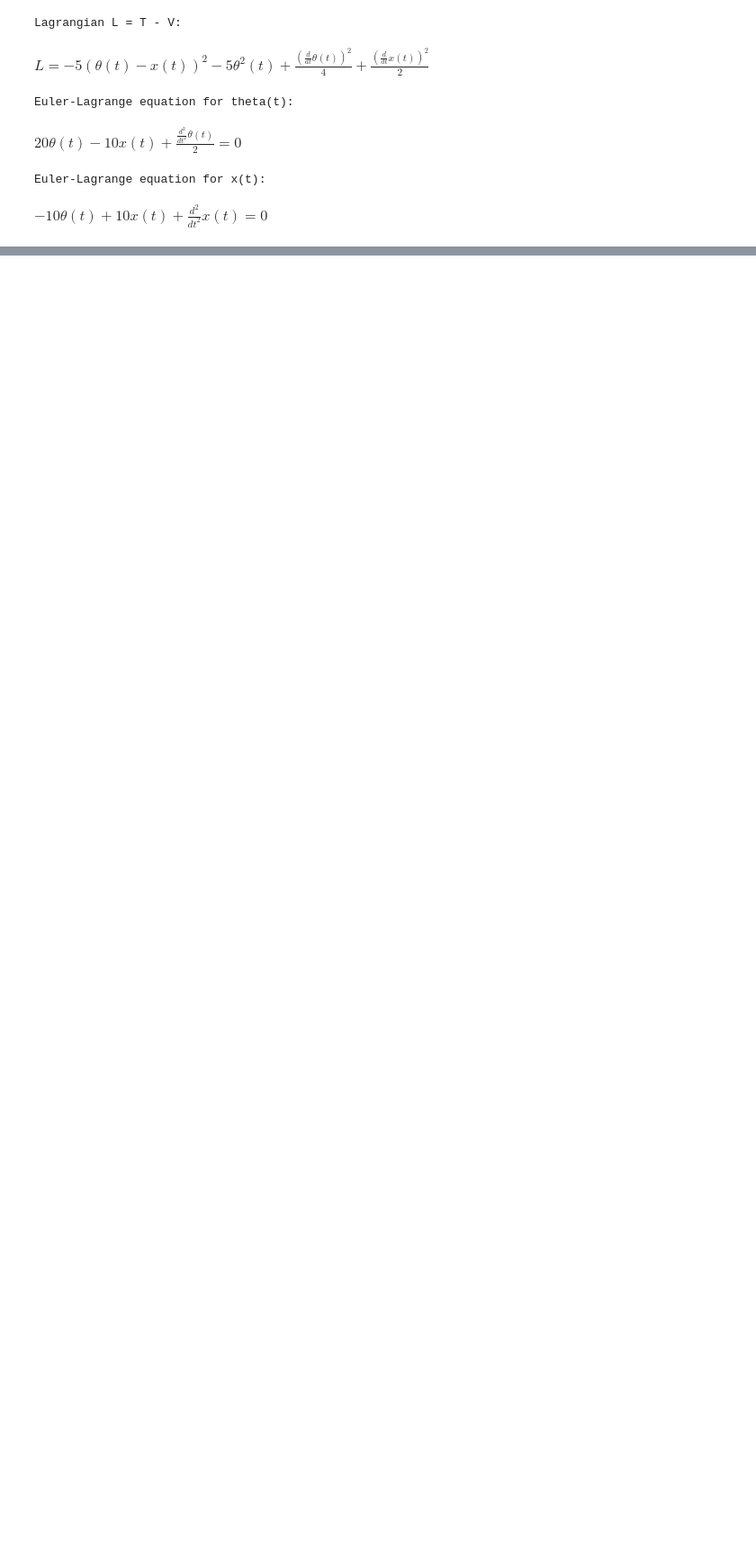
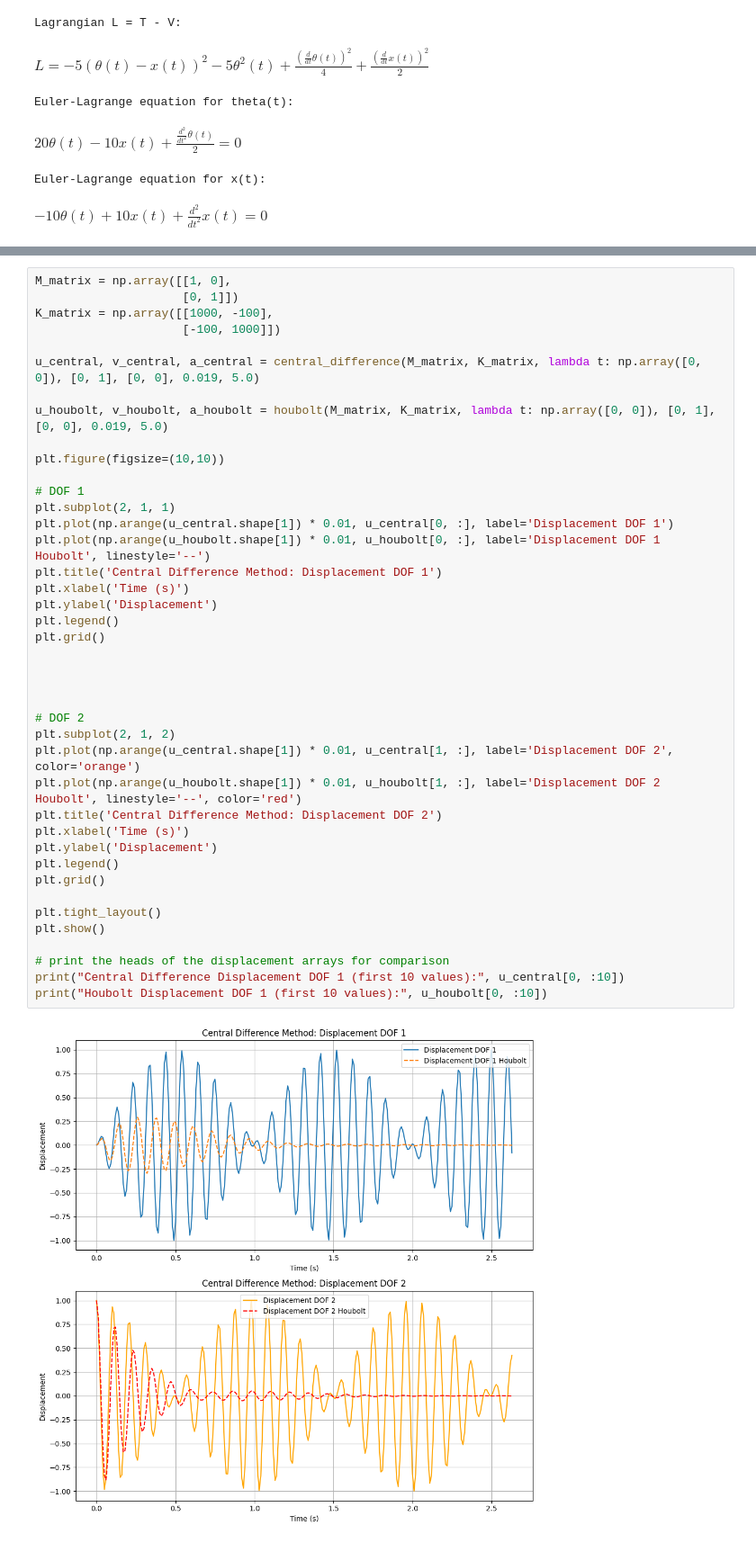
Before and after one commit to AndreCox/ENGR-492, a Jupyter notebook: eomsolver.ipynb, the cells around one changed output, grey strips where cells are left out. Shown at 90% size. Cells and saved outputs as stored; diff of their text form; blank space fills up the shorter version.

Commit message:
houbolt method working

```diff
--- a/eomsolver.ipynb
+++ b/eomsolver.ipynb
@@ -474,3 +516,46 @@ Natural Frequencies ω:
 $\displaystyle \omega_{1} = 2.23606797749979 \left(5 - \sqrt{17}\right)^{0.5}$
 $\displaystyle \omega_{2} = 2.23606797749979 \left(\sqrt{17} + 5\right)^{0.5}$
 $\displaystyle \left( \left[\begin{matrix}\frac{1}{2} & 0\\0 & 1\end{matrix}\right], \  \left[\begin{matrix}20 & -10\\-10 & 10\end{matrix}\right], \  \left[ 2.23606797749979 \left(5 - \sqrt{17}\right)^{0.5}, \  2.23606797749979 \left(\sqrt{17} + 5\right)^{0.5}\right], \  \left[ \left[\begin{matrix}- \frac{3}{2} + \frac{\sqrt{17}}{2}\\1\end{matrix}\right], \  \left[\begin{matrix}- \frac{\sqrt{17}}{2} - \frac{3}{2}\\1\end{matrix}\right]\right]\right)$
+# %%
+M_matrix = np.array([[1, 0],
+                     [0, 1]])
+K_matrix = np.array([[1000, -100],
+                     [-100, 1000]])
+
+u_central, v_central, a_central = central_difference(M_matrix, K_matrix, lambda t: np.array([0, 0]), [0, 1], [0, 0], 0.019, 5.0)
+
+u_houbolt, v_houbolt, a_houbolt = houbolt(M_matrix, K_matrix, lambda t: np.array([0, 0]), [0, 1], [0, 0], 0.019, 5.0)
+
+plt.figure(figsize=(10,10))
+
+# DOF 1
+plt.subplot(2, 1, 1)
+plt.plot(np.arange(u_central.shape[1]) * 0.01, u_central[0, :], label='Displacement DOF 1')
+plt.plot(np.arange(u_houbolt.shape[1]) * 0.01, u_houbolt[0, :], label='Displacement DOF 1 Houbolt', linestyle='--')
+plt.title('Central Difference Method: Displacement DOF 1')
+plt.xlabel('Time (s)')
+plt.ylabel('Displacement')
+plt.legend()
+plt.grid()
+
+
+
+
+# DOF 2
+plt.subplot(2, 1, 2)
+plt.plot(np.arange(u_central.shape[1]) * 0.01, u_central[1, :], label='Displacement DOF 2', color='orange')
+plt.plot(np.arange(u_houbolt.shape[1]) * 0.01, u_houbolt[1, :], label='Displacement DOF 2 Houbolt', linestyle='--', color='red')
+plt.title('Central Difference Method: Displacement DOF 2')
+plt.xlabel('Time (s)')
+plt.ylabel('Displacement')
+plt.legend()
+plt.grid()
+
+plt.tight_layout()
+plt.show()
+
+# print the heads of the displacement arrays for comparison
+print("Central Difference Displacement DOF 1 (first 10 values):", u_central[0, :10])
+print("Houbolt Displacement DOF 1 (first 10 values):", u_houbolt[0, :10])
+# %% [output]
+[figure, added]
```
Also changed, not shown: parts of 2 cells of this notebook.
